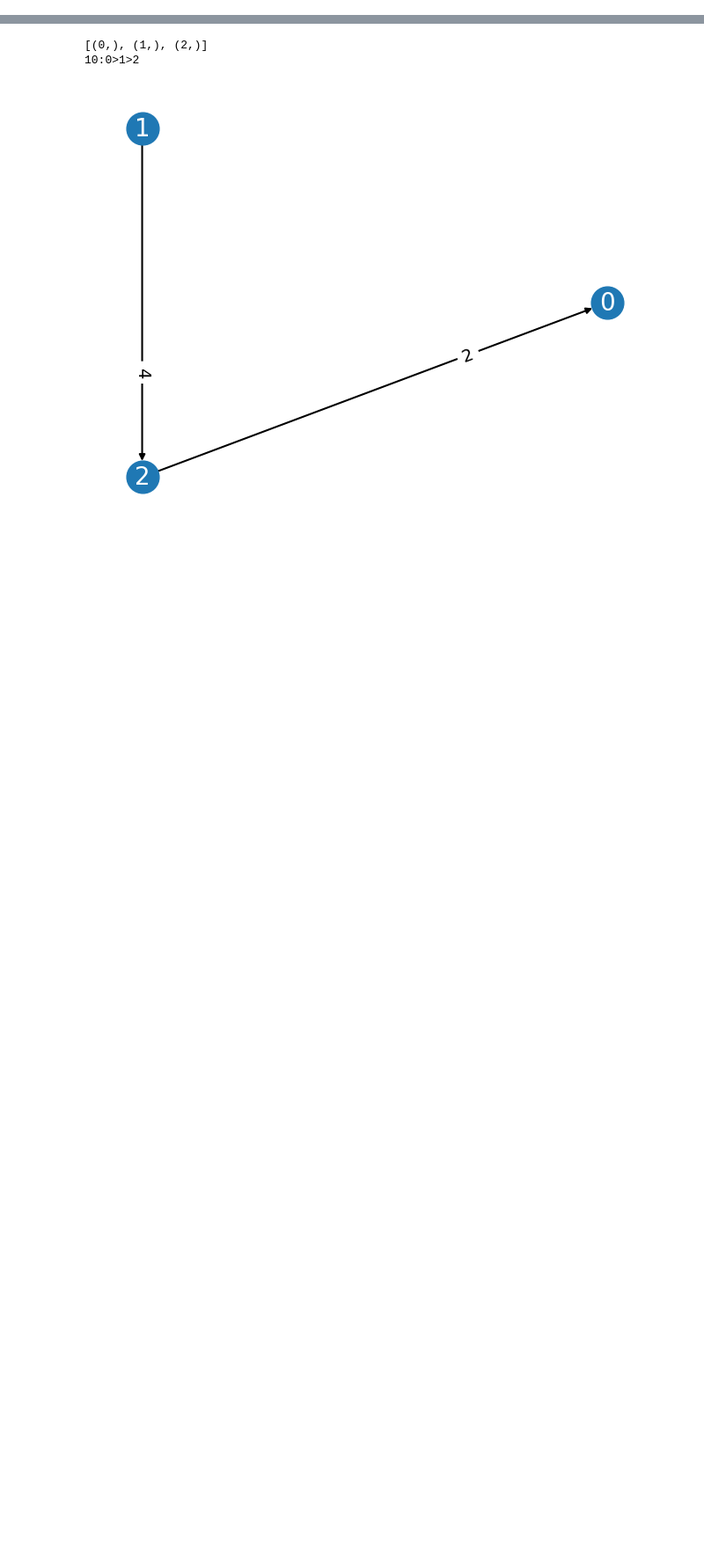
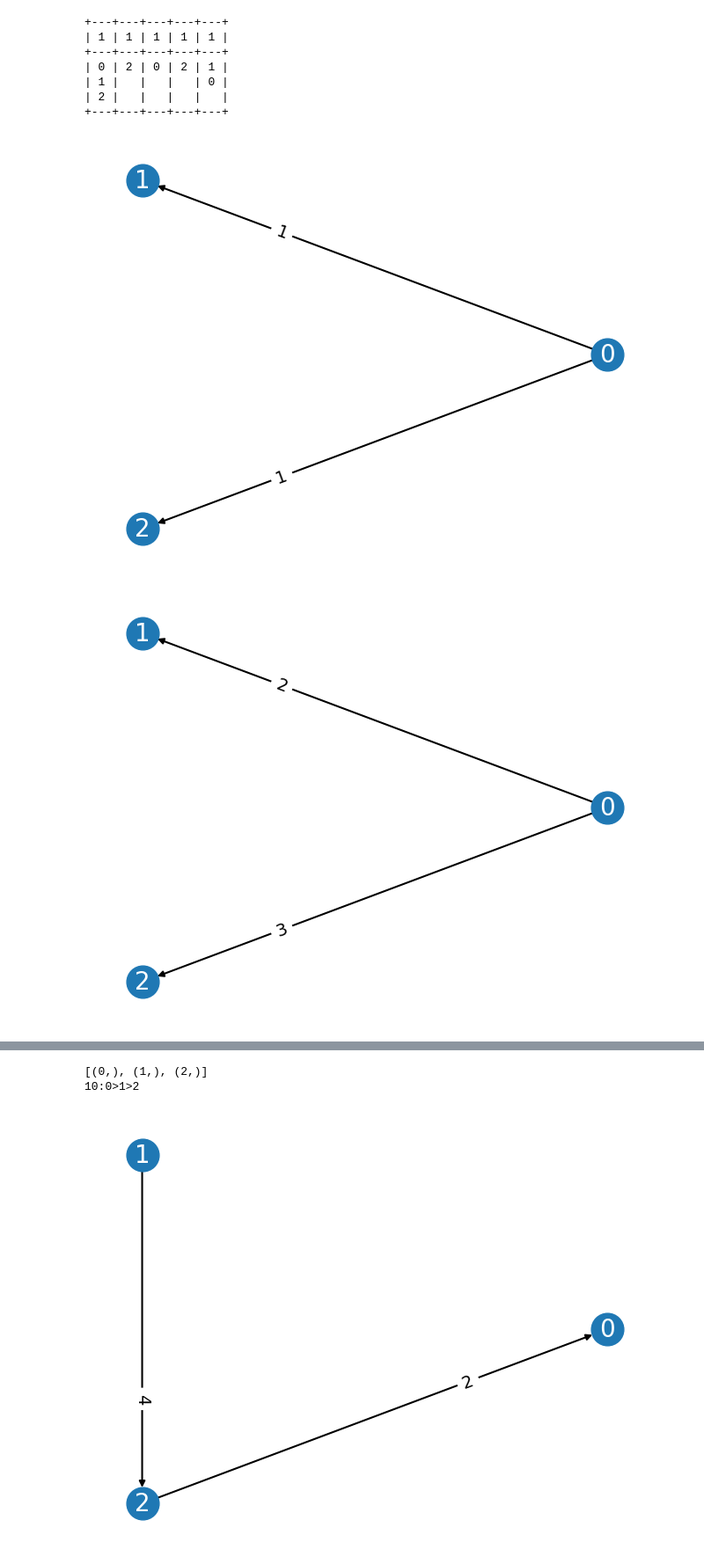
Before and after one commit to voting-tools/pref_voting, a Jupyter notebook: test.ipynb, the cells around one changed output, grey strips where cells are left out. Shown: that part at 88% size. Drawn from its saved outputs; the diff is of its cells as text; code cells hidden in the pictures; blank space fills up the shorter version.

```diff
--- a/test.ipynb
+++ b/test.ipynb
@@ -30,3 +30,57 @@ from pref_voting.variable_candidate_axioms import *
 from pref_voting.grade_methods import *
 from pref_voting.mappings import *
 from pref_voting.io.writers import *
+# %%
+@vm(name="Split Cycle")
+def split_cycle2(edata, curr_cands = None, strength_function = None):
+
+    strength_matrix, cand_to_cindex = edata.strength_matrix(curr_cands = curr_cands, strength_function=strength_function)
+
+    candidates = edata.candidates if curr_cands is None else curr_cands
+
+    strength_function = edata.margin if strength_function is None else strength_function
+
+    potential_winners = set(candidates)
+
+    for a in candidates:
+        for b in candidates:
+            print("strength_function(b, a)", strength_function(b, a))
+            print("strength_function(a, b)", strength_function(a, b))
+            print(has_strong_path(strength_matrix, cand_to_cindex(a), cand_to_cindex(b), strength_function(b,a)))
+            if strength_function(b, a) > strength_function(a, b) and not has_strong_path(strength_matrix, cand_to_cindex(a), cand_to_cindex(b), strength_function(b,a)):
+                potential_winners.discard(a)
+                break
+
+    return sorted(potential_winners)
+# %%
+for t in range(1000):
+
+    prof = generate_truncated_profile(3, 5)
+    sc_ws = split_cycle2(prof)
+    sc_ws_support = split_cycle2(prof, strength_function=prof.support)
+    cw = prof.condorcet_winner()
+    if cw is not None and sc_ws != sc_ws_support:
+
+        prof.display()
+        prof.display_margin_graph()
+        prof.display_support_graph()
+
+        strength_matrix, cand_to_cindex = prof.strength_matrix()
+        print(strength_matrix)
+        strength_matrix_support, cand_to_cindex = prof.strength_matrix(strength_function=prof.support)
+        print("NOW SUPPORT")
+        print(strength_matrix_support)
+
+        print("sc_ws", sc_ws)
+        print("sc_ws_support", sc_ws_support)
+        print("sc fw", split_cycle_Floyd_Warshall(prof))
+# %% [output]
++---+---+---+---+---+
+| 1 | 1 | 1 | 1 | 1 |
++---+---+---+---+---+
+| 0 | 2 | 0 | 2 | 1 |
+| 1 |   |   |   | 0 |
+| 2 |   |   |   |   |
++---+---+---+---+---+
+[figure, added]
+[figure, added]
```
Also changed, not shown: parts of 5 cells of this notebook, 24 other files.
